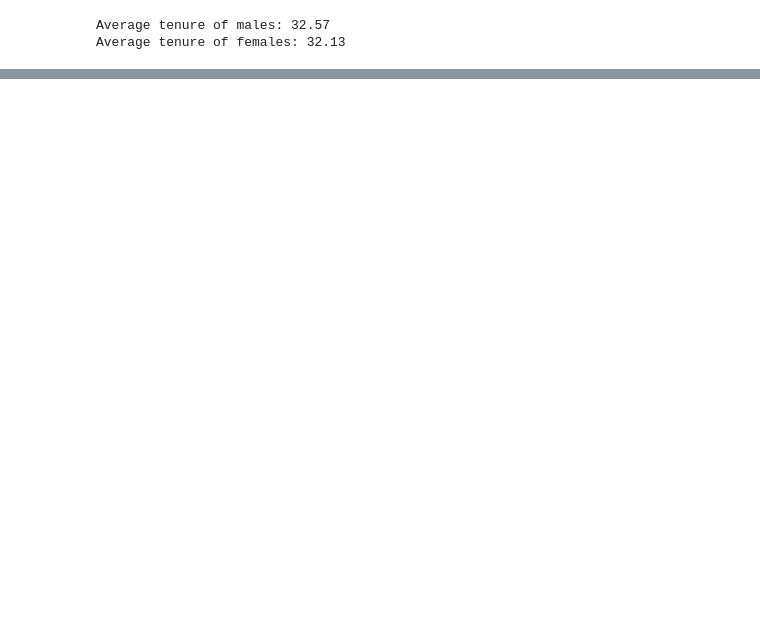
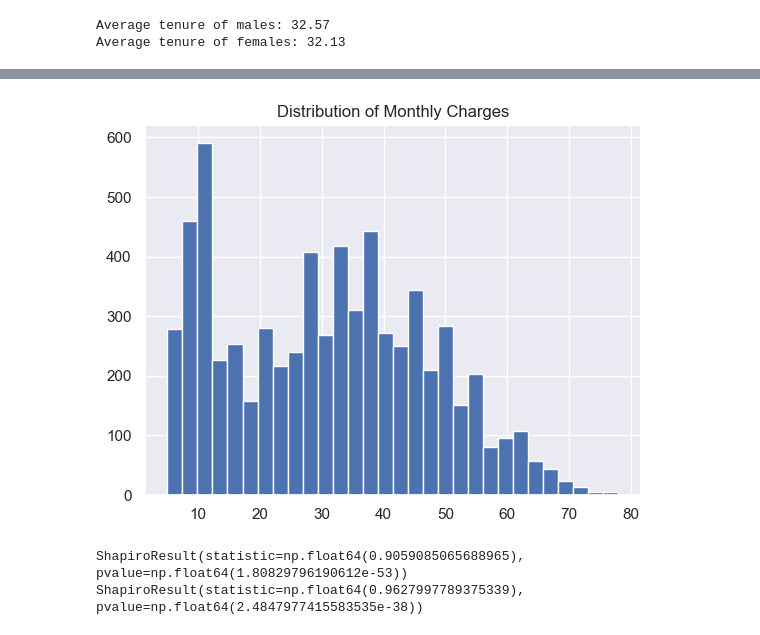
Before and after one commit to pablisch/data-anal-fun-ass-1, a Jupyter notebook: part2.ipynb, the cells around one changed output, grey strips where cells are left out. Saved outputs shown, nothing was run; the diff lists cells and outputs as text; code cells hidden in the pictures; blank space fills up the shorter version.

```diff
--- a/part2.ipynb
+++ b/part2.ipynb
@@ -86,0 +143,12 @@ Average tenure of females: 32.13
+# %%
+cc['MonthlyCharges'].hist(bins=30)
+plt.title('Distribution of Monthly Charges')
+plt.show()
+# %% [output]
+[figure, added]
+# %%
+print(stats.shapiro(cc['Tenure']))
+print(stats.shapiro(cc['MonthlyCharges']))
+# %% [output]
+ShapiroResult(statistic=np.float64(0.9059085065688965), pvalue=np.float64(1.80829796190612e-53))
+ShapiroResult(statistic=np.float64(0.9627997789375339), pvalue=np.float64(2.4847977415583535e-38))
```
Also changed, not shown: parts of 32 cells of this notebook, 2 other files.
